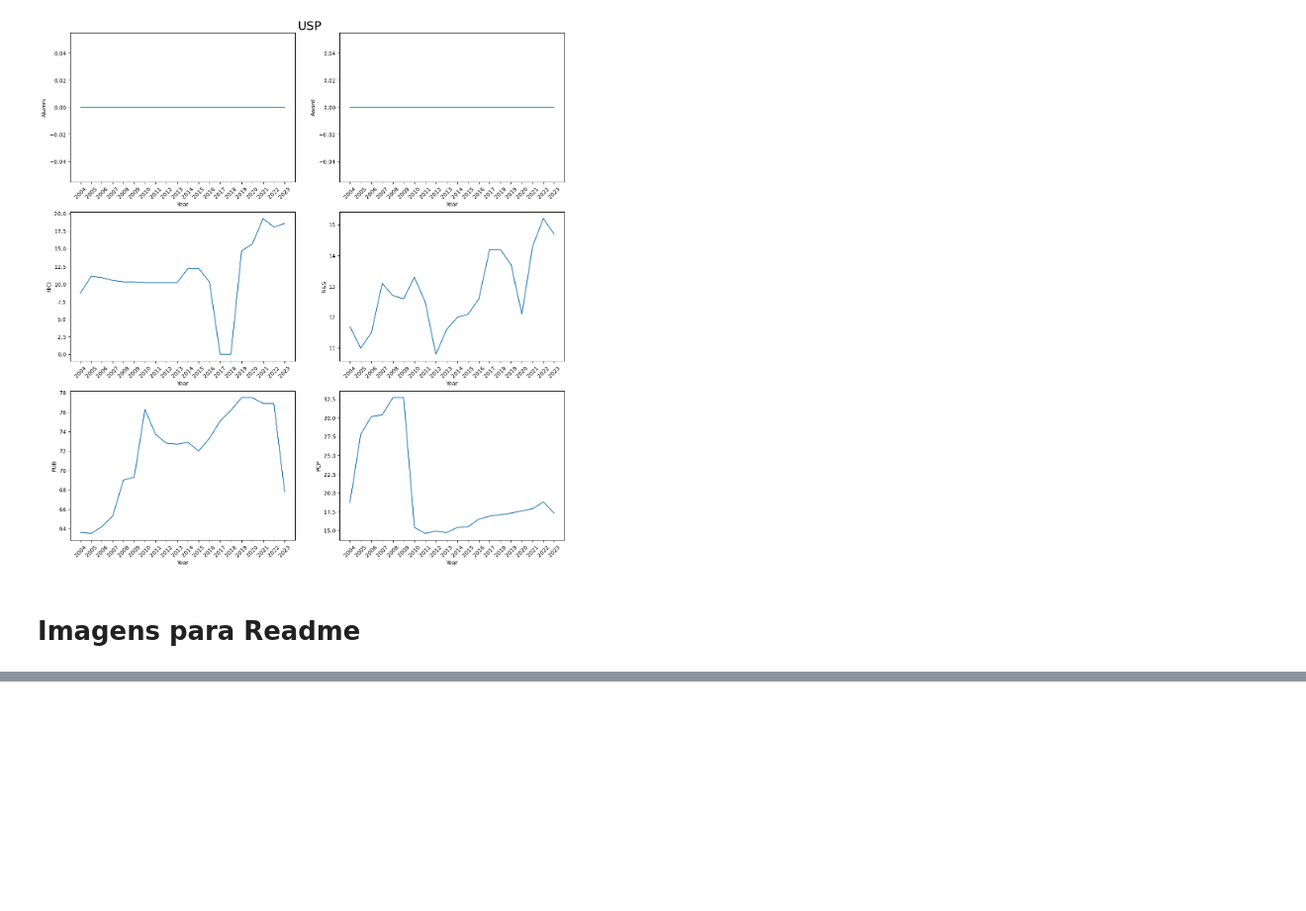
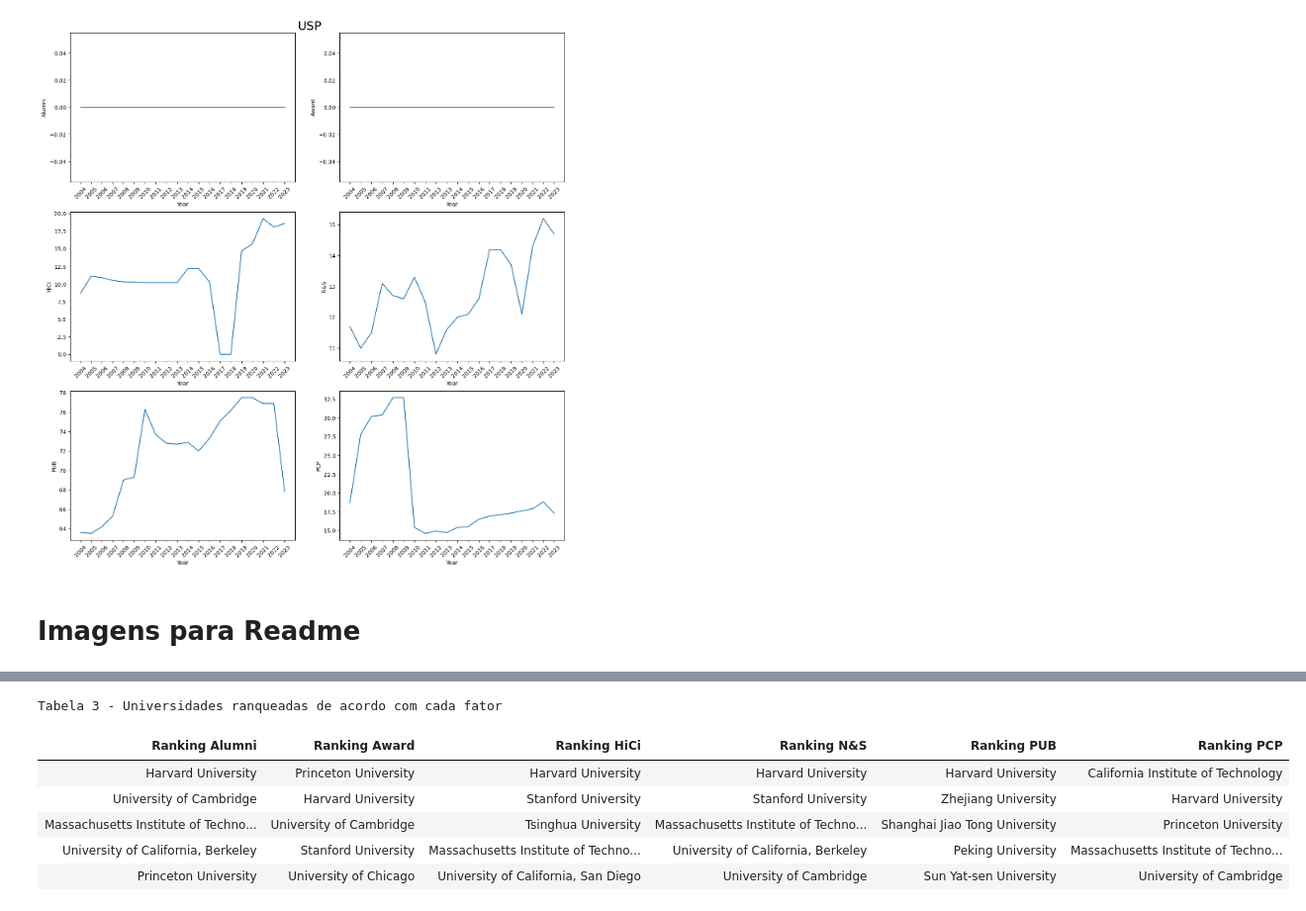
Before and after one commit to RodolfoPCruz/education_analysis, a Jupyter notebook: Shanghai World University Rankings/Shanghai Ranking.ipynb, the cells around one changed output, grey strips where cells are left out. Shown at 99% size. Cells and saved outputs as stored; diff of their text form; code cells hidden in the pictures; blank space fills up the shorter version.

```diff
--- a/Shanghai World University Rankings/Shanghai Ranking.ipynb
+++ b/Shanghai World University Rankings/Shanghai Ranking.ipynb
@@ -972,0 +956,32 @@ fig.show()
+# %%
+'''
+#4
+#Tabela 3
+
+
+x=top_20_2023
+x
+x=x.iloc[:5,1:]
+
+
+
+legenda='Tabela 3 - Universidades ranqueadas de acordo com cada fator'
+#A função e necessária para aplicação de duas transformações no dataframe
+#As transformações são a remoção do index e a adição da legenda
+def make_pretty(styler):
+    styler.set_caption(legenda).set_table_styles(styles)
+    styler.format().hide(axis='index')
+    return styler
+
+x=x.style.pipe(make_pretty)
+dfi.export(x,path_to_save+'4-ranking_fatores.png')
+x
+'''
+# %% [output]
+Tabela 3 - Universidades ranqueadas de acordo com cada fator
+| Ranking Alumni | Ranking Award | Ranking HiCi | Ranking N&S | Ranking PUB | Ranking PCP |
+| Harvard University | Princeton University | Harvard University | Harvard University | Harvard University | California Institute of Technology |
+| University of Cambridge | Harvard University | Stanford University | Stanford University | Zhejiang University | Harvard University |
+| Massachusetts Institute of Techno... | University of Cambridge | Tsinghua University | Massachusetts Institute of Techno... | Shanghai Jiao Tong University | Princeton University |
+| University of California, Berkeley | Stanford University | Massachusetts Institute of Techno... | University of California, Berkeley | Peking University | Massachusetts Institute of Techno... |
+| Princeton University | University of Chicago | University of California, San Diego | University of Cambridge | Sun Yat-sen University | University of Cambridge |
```
Also changed, not shown: parts of 11 cells of this notebook.
